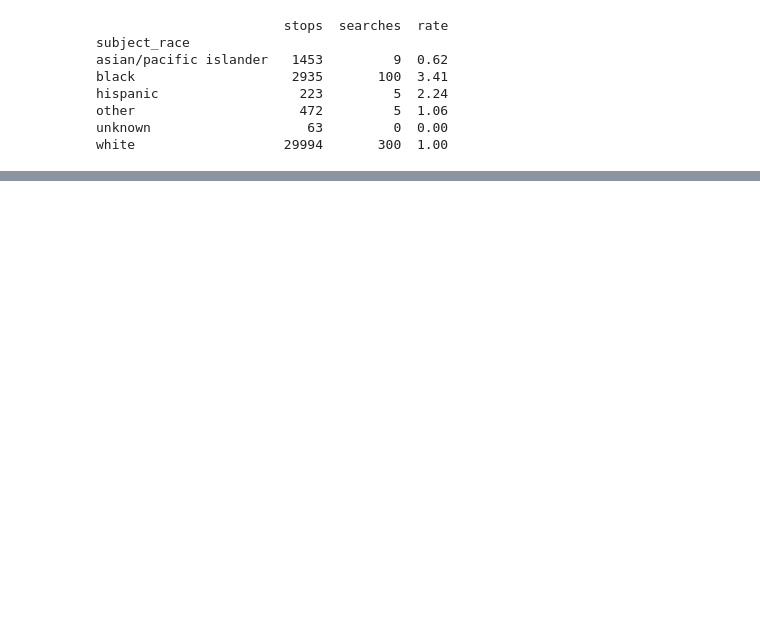
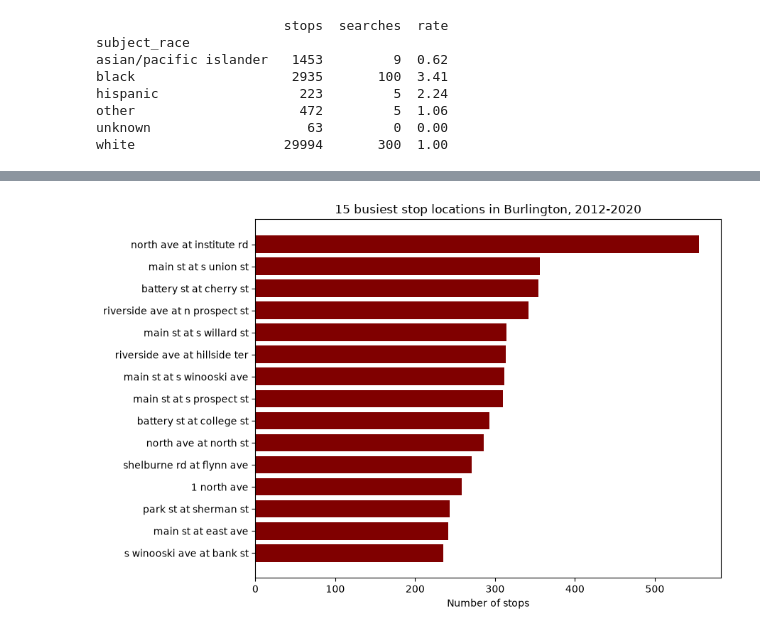
Before and after one commit to griffingriffin1/Exploratory-Data-Analysis, a Jupyter notebook: notebooks/BurlingtonVermont_EDA.ipynb, the cells around one changed output, grey strips where cells are left out. Cells and saved outputs as stored; diff of their text form; code cells hidden in the pictures; blank space fills up the shorter version.

Commit message:
Updated the visualization of the busiest stop loca tions

```diff
--- a/notebooks/BurlingtonVermont_EDA.ipynb
+++ b/notebooks/BurlingtonVermont_EDA.ipynb
@@ -73,0 +76,6 @@ white                   29994       300  1.00
+# %%
+loc = df["location"].dropna().str.strip().str.lower()
+loc = loc.str.replace(", burlington, vt.*", "", regex=True)   # drop city/state/zip
+loc = loc.str.replace(" / ", " at ", regex=False)             # unify the separator
+df["loc_clean"] = loc
+print(df["loc_clean"])
@@ -73,0 +95,5 @@ white                   29994       300  1.00
+# %%
+highest_activity_loc = df["loc_clean"].value_counts()
+print(highest_activity_loc.head(10))
+print("Top 10 share:", round(highest_activity_loc.head(10).sum() / highest_activity_loc.sum() * 100, 1), "%")
+print("Top 50 share:", round(highest_activity_loc.head(50).sum() / highest_activity_loc.sum() * 100, 1), "%")
@@ -73,0 +115,12 @@ white                   29994       300  1.00
+# %%
+# Bar chart of the busiest locations
+top15 = highest_activity_loc.head(15).sort_values()   # sort so the busiest ends up at the top
+
+plt.figure(figsize=(9, 6))
+plt.barh(top15.index, top15.values, color="maroon")
+plt.xlabel("Number of stops")
+plt.title("15 busiest stop locations in Burlington, 2012-2020")
+plt.tight_layout()
+plt.show()
+# %% [output]
+[figure, added]
```
Also changed, not shown: parts of 4 cells of this notebook.
